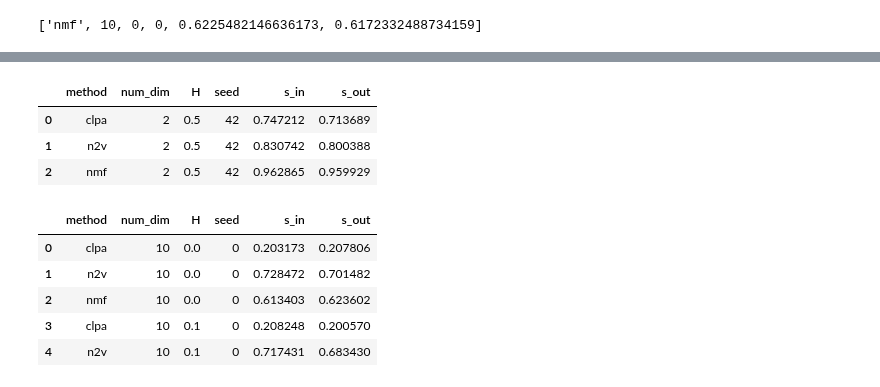
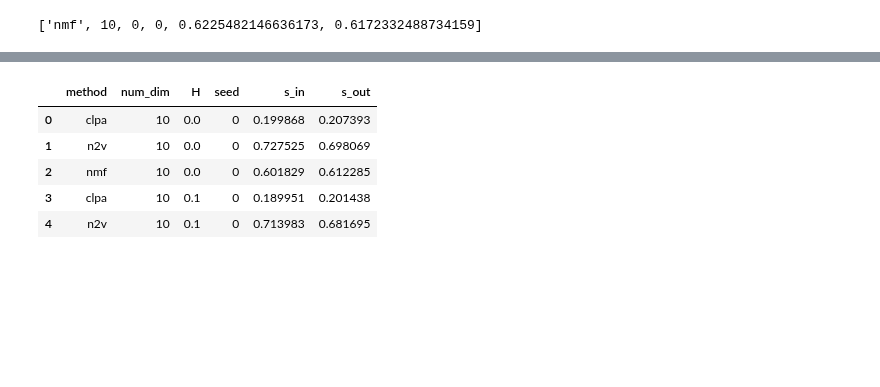
Before and after one commit to FedericoCinus/WoMG, a Jupyter notebook: node2interests/Plot_comparison_methods.ipynb, the cells around one changed output, grey strips where cells are left out. Drawn from its saved outputs; the diff is of its cells as text; code cells hidden in the pictures; blank space fills up the shorter version.

```diff
--- a/node2interests/Plot_comparison_methods.ipynb
+++ b/node2interests/Plot_comparison_methods.ipynb
@@ -214,21 +214,14 @@ with open("comparison-methods.csv", "w") as f:
 # %% [output]
 [interactive output not drawn]
 # %%
-pd.read_csv("comparison-methods.csv")
+df = pd.read_csv("comparison-methods.csv")
+df.head()
 # %% [output]
 |  | method | num_dim | H | seed | s_in | s_out |
-| 0 | clpa | 2 | 0.5 | 42 | 0.747212 | 0.713689 |
-| 1 | n2v | 2 | 0.5 | 42 | 0.830742 | 0.800388 |
-| 2 | nmf | 2 | 0.5 | 42 | 0.962865 | 0.959929 |
+| 0 | clpa | 10 | 0.0 | 0 | 0.199868 | 0.207393 |
+| 1 | n2v | 10 | 0.0 | 0 | 0.727525 | 0.698069 |
+| 2 | nmf | 10 | 0.0 | 0 | 0.601829 | 0.612285 |
+| 3 | clpa | 10 | 0.1 | 0 | 0.189951 | 0.201438 |
+| 4 | n2v | 10 | 0.1 | 0 | 0.713983 | 0.681695 |
-# %%
-df = pd.read_csv('data.csv')
-df.head()
-# %% [output]
-|  | method | num_dim | H | seed | s_in | s_out |
-| 0 | clpa | 10 | 0.0 | 0 | 0.203173 | 0.207806 |
-| 1 | n2v | 10 | 0.0 | 0 | 0.728472 | 0.701482 |
-| 2 | nmf | 10 | 0.0 | 0 | 0.613403 | 0.623602 |
-| 3 | clpa | 10 | 0.1 | 0 | 0.208248 | 0.200570 |
-| 4 | n2v | 10 | 0.1 | 0 | 0.717431 | 0.683430 |
 # %%
 df.insert(2,'ratio', df['s_in']/df['s_out'])
```
Also changed, not shown: parts of 6 cells of this notebook, 8 other files.
